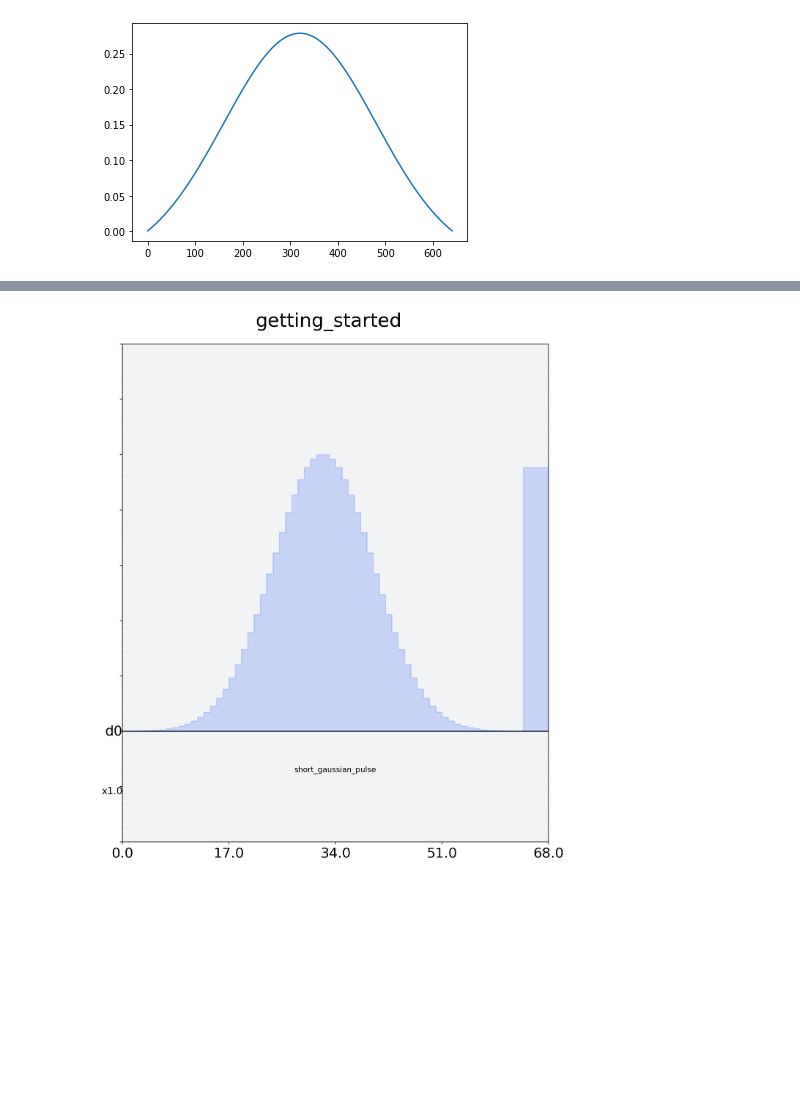
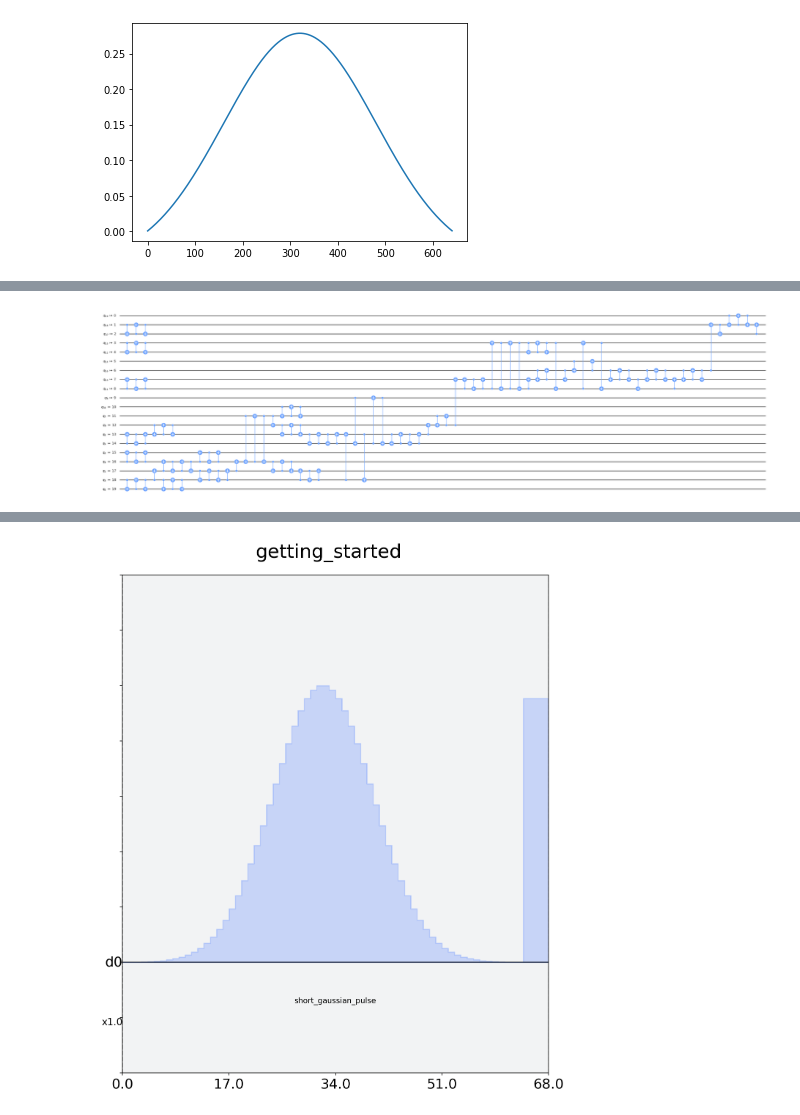
Before and after one commit to adgt/pulsemaker, a Jupyter notebook: general-playground/pulse_sandbox.ipynb, the cells around one changed output, grey strips where cells are left out. Cells and saved outputs as stored; diff of their text form; code cells hidden in the pictures; blank space fills up the shorter version.

```diff
--- a/general-playground/pulse_sandbox.ipynb
+++ b/general-playground/pulse_sandbox.ipynb
@@ -416,0 +428,6 @@ plt.plot(t,np.imag(a))
+# %%
+backend =FakeAlmaden()
+transpiled_circ = transpile(circ, backend)
+transpiled_circ.draw('mpl',fold=100)
+# %% [output]
+[figure, added]
```
Also changed, not shown: parts of 7 cells of this notebook, 3 other files.
